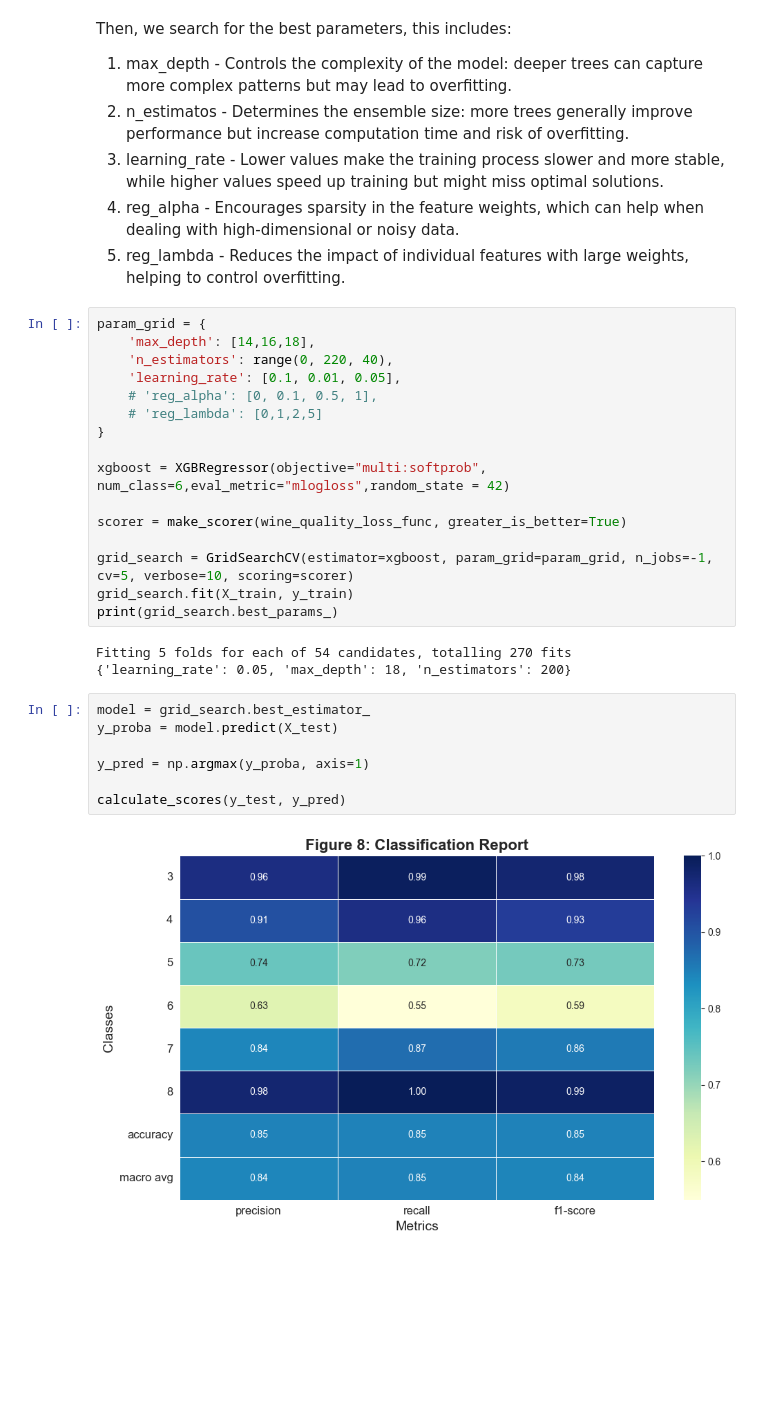
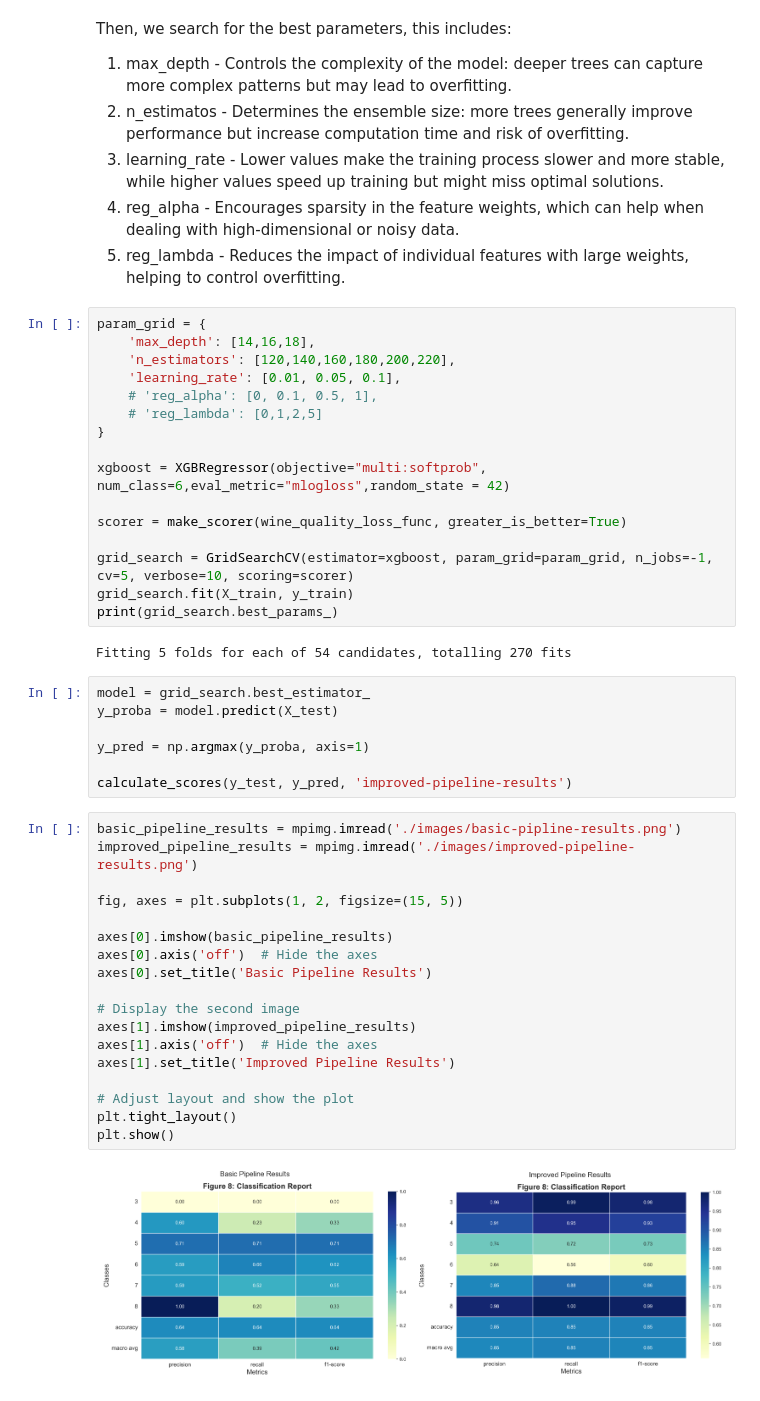
Before and after one commit to airbagdeer/tabular-ds-project, a Jupyter notebook: EX2.ipynb, the cells around one changed output. Drawn from its saved outputs; the diff is of its cells as text; blank space fills up the shorter version.

```diff
--- a/EX2.ipynb
+++ b/EX2.ipynb
@@ -230,8 +243,8 @@ Then, we search for the best parameters, this includes:
 # %%
 param_grid = {
     'max_depth': [14,16,18],
-    'n_estimators': range(0, 220, 40),
-    'learning_rate': [0.1, 0.01, 0.05],
+    'n_estimators': [120,140,160,180,200,220],
+    'learning_rate': [0.01, 0.05, 0.1],
     # 'reg_alpha': [0, 0.1, 0.5, 1],
     # 'reg_lambda': [0,1,2,5]
 }
@@ -245,13 +258,30 @@ grid_search.fit(X_train, y_train)
 print(grid_search.best_params_)
 # %% [output]
 Fitting 5 folds for each of 54 candidates, totalling 270 fits
-{'learning_rate': 0.05, 'max_depth': 18, 'n_estimators': 200}
 # %%
 model = grid_search.best_estimator_
 y_proba = model.predict(X_test)
 
 y_pred = np.argmax(y_proba, axis=1)
 
-calculate_scores(y_test, y_pred)
+calculate_scores(y_test, y_pred, 'improved-pipeline-results')
-# %% [output]
-[figure, removed]
+# %%
+basic_pipeline_results = mpimg.imread('./images/basic-pipline-results.png')
+improved_pipeline_results = mpimg.imread('./images/improved-pipeline-results.png')
+
+fig, axes = plt.subplots(1, 2, figsize=(15, 5))
+
+axes[0].imshow(basic_pipeline_results)
+axes[0].axis('off')  # Hide the axes
+axes[0].set_title('Basic Pipeline Results')
+
+# Display the second image
+axes[1].imshow(improved_pipeline_results)
+axes[1].axis('off')  # Hide the axes
+axes[1].set_title('Improved Pipeline Results')
+
+# Adjust layout and show the plot
+plt.tight_layout()
+plt.show()
+# %% [output]
+[figure, added]
```
Also changed, not shown: parts of 16 cells of this notebook, 2 other files.
